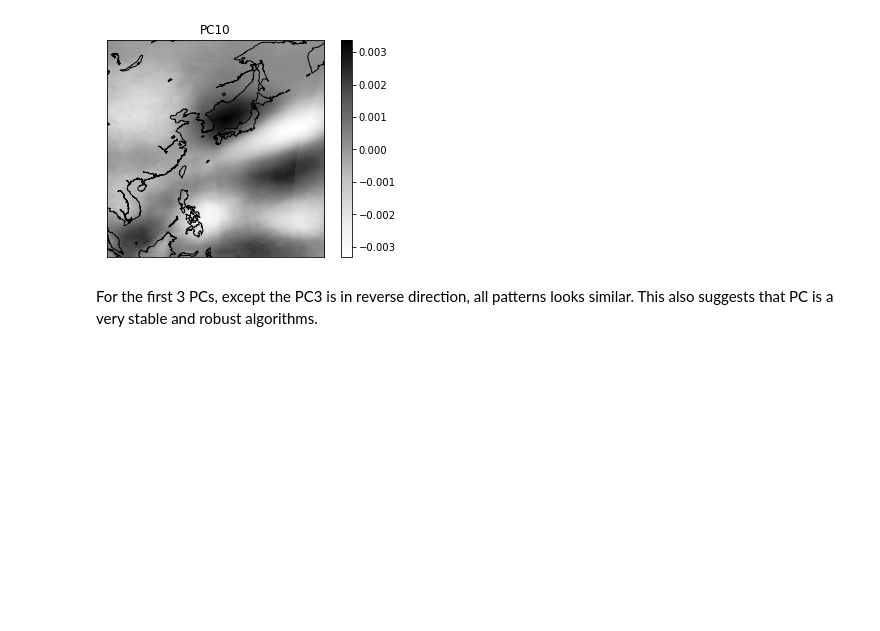
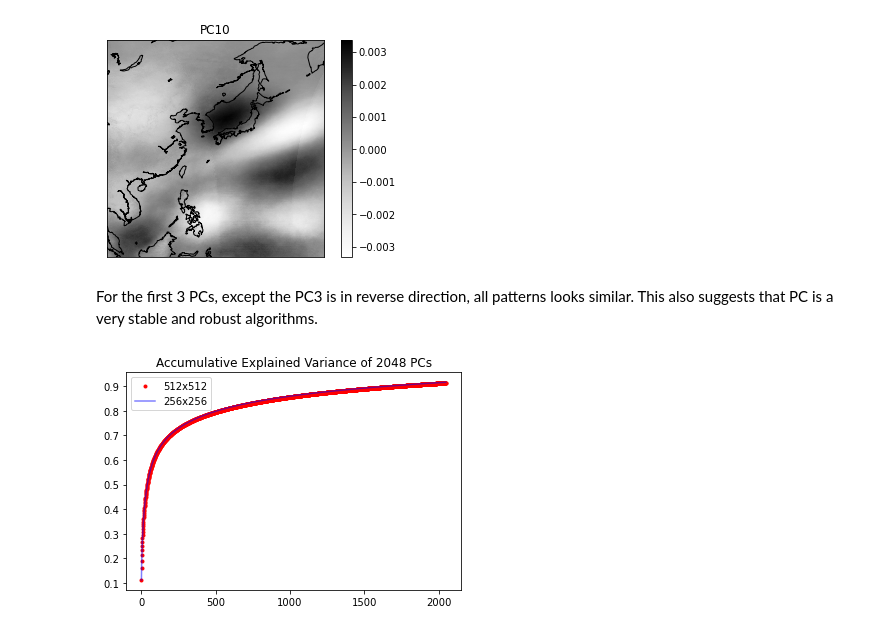
Before and after one commit to tingsyo/course_2021Q1_ML_for_Atmospheric_Sciences, a Jupyter notebook: notebook/03_PCA_of_noaagridsatb1.ipynb, the cells around one changed output. Saved outputs shown, nothing was run; the diff lists cells and outputs as text; code cells hidden in the pictures; blank space fills up the shorter version.

```diff
--- a/notebook/03_PCA_of_noaagridsatb1.ipynb
+++ b/notebook/03_PCA_of_noaagridsatb1.ipynb
@@ -232,3 +232,23 @@ The dedent function was deprecated in Matplotlib 3.1 and will be removed in 3.3.
 [figure]
 # %% [markdown]
 For the first 3 PCs, except the PC3 is in reverse direction, all patterns looks similar. This also suggests that PC is a very stable and robust algorithms.
+# %%
+# For 2048 PC on 512x512 images
+%matplotlib inline
+import matplotlib.pyplot as plt
+import numpy as np
+import pandas as pd
+
+data512 = pd.read_csv('../workspace/w512pc2048.exp_var.csv')
+data256 = pd.read_csv('../workspace/w256pc2048.exp_var.csv')
+
+evr512 = data512['evr']
+evr256 = data256['evr']
+
+plt.plot(np.cumsum(evr512), 'r.', label='512x512')
+plt.plot(np.cumsum(evr256), 'b-', alpha=0.5, label='256x256')
+plt.legend()
+plt.title('Accumulative Explained Variance of 2048 PCs')
+plt.show()
+# %% [output]
+[figure, added]
```
